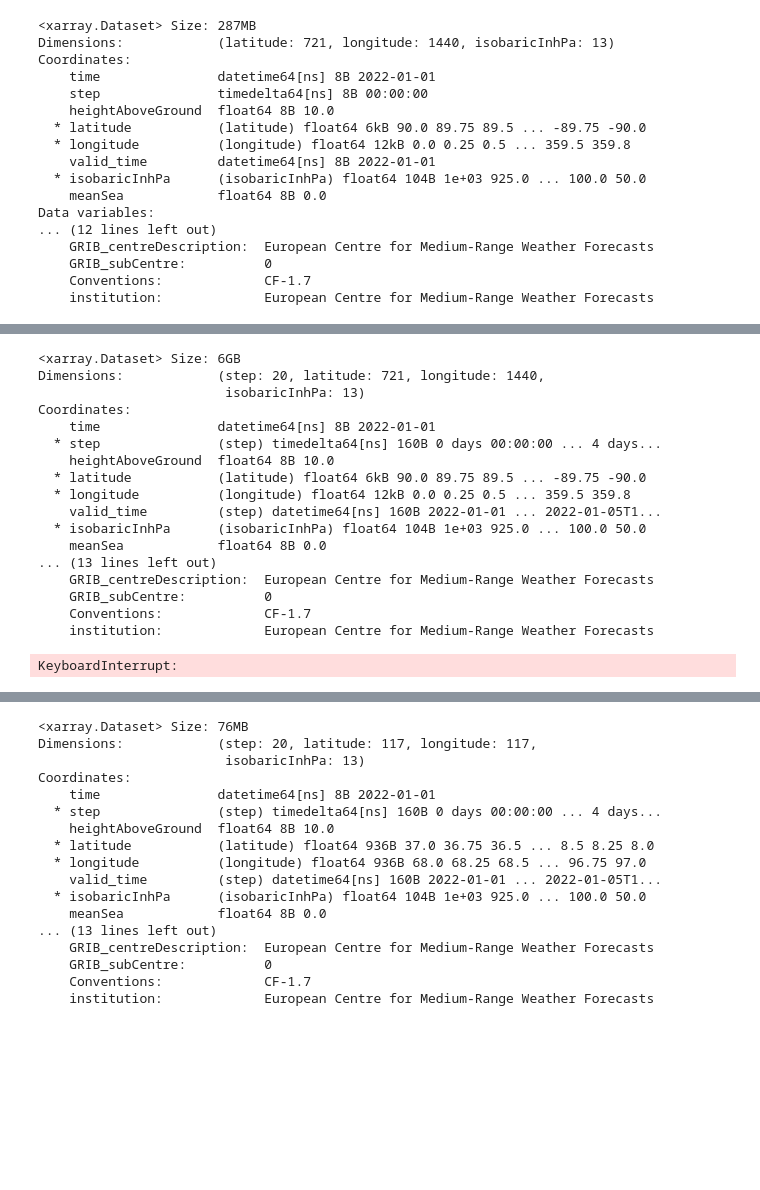
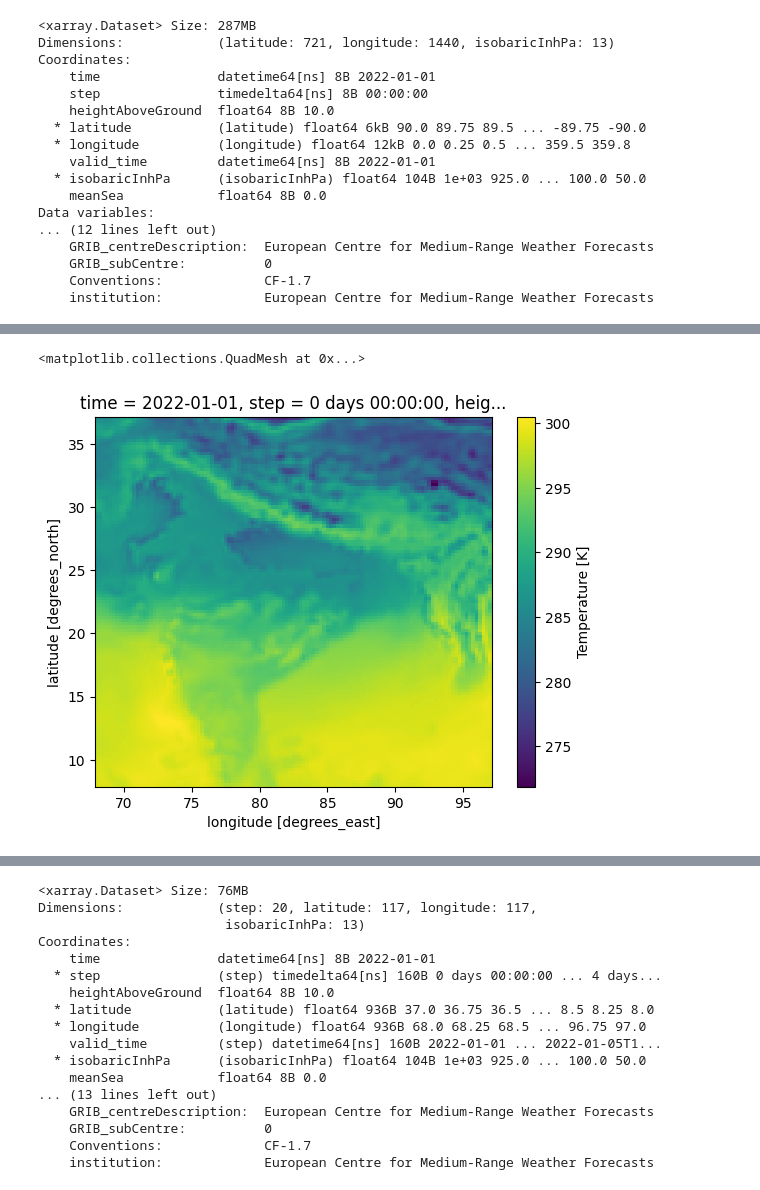
Before and after one commit to SaptarishiD/ai-models, a Jupyter notebook: src/ai_models/combining_forecasts_wrangling.ipynb, the cells around one changed output, grey strips where cells are left out. Saved outputs shown, nothing was run; the diff lists cells and outputs as text; code cells hidden in the pictures; blank space fills up the shorter version.

```diff
--- a/src/ai_models/combining_forecasts_wrangling.ipynb
+++ b/src/ai_models/combining_forecasts_wrangling.ipynb
@@ -115,0 +151,4 @@ Coordinates:
+# %%
+pangu_df_list = cfgrib.open_datasets(pangu0)
+pangu_df = xr.merge(pangu_df_list, compat='override')
+pangu_df
@@ -115,0 +173,7 @@ Coordinates:
+# %%
+model = 'pangu'
+final_df_pangu_india = pangu_df.sel(
+            latitude=slice(lat_max, lat_min),
+            longitude=slice(lon_min, lon_max)
+        )
+final_df_pangu_india
@@ -116,11 +198,13 @@ Coordinates:
 # %%
-model = 'pangu'
-final_df = pangu_df
 if model == 'pangu':
-    for i in range(6, lead_time, 6):
-        pangu_df_temp = xr.merge(cfgrib.open_datasets(f"{current_pangu_dir}/out-pangu-{i}.grib"), compat="override")
-        if pangu_df_temp is not None:
-            print(pangu_df_temp)
-            final_df = xr.concat([final_df, pangu_df_temp], dim="step")
-del pangu_df_temp
-final_df
+    for i in range(6, lead_time+1, 6):
+        indian_pangu_temp = xr.merge(cfgrib.open_datasets(f"{current_pangu_dir}/out-pangu-{i}.grib"), compat="override")
+        indian_pangu_temp = indian_pangu_temp.sel(
+            latitude=slice(lat_max, lat_min),
+            longitude=slice(lon_min, lon_max)
+        )
+        if indian_pangu_temp is not None:
+            print(indian_pangu_temp)
+            final_df_pangu_india = xr.concat([final_df_pangu_india, indian_pangu_temp], dim="step")
+        del indian_pangu_temp
+final_df_pangu_india
@@ -127,24 +246,7 @@ final_df
-# %%
-final_df
-# %% [output]
-<xarray.Dataset> Size: 6GB
-Dimensions:            (step: 20, latitude: 721, longitude: 1440,
-                        isobaricInhPa: 13)
-Coordinates:
-    time               datetime64[ns] 8B 2022-01-01
-  * step               (step) timedelta64[ns] 160B 0 days 00:00:00 ... 4 days...
-    heightAboveGround  float64 8B 10.0
-  * latitude           (latitude) float64 6kB 90.0 89.75 89.5 ... -89.75 -90.0
-  * longitude          (longitude) float64 12kB 0.0 0.25 0.5 ... 359.5 359.8
-    valid_time         (step) datetime64[ns] 160B 2022-01-01 ... 2022-01-05T1...
-  * isobaricInhPa      (isobaricInhPa) float64 104B 1e+03 925.0 ... 100.0 50.0
-    meanSea            float64 8B 0.0
-... (13 lines left out)
-    GRIB_centreDescription:  European Centre for Medium-Range Weather Forecasts
-    GRIB_subCentre:          0
-    Conventions:             CF-1.7
-    institution:             European Centre for Medium-Range Weather Forecasts
 # %%
-final_df.to_netcdf(f"{current_pangu_dir}/out-pangu120.nc")
+final_df_pangu_india.to_netcdf(f"{current_pangu_dir}/india_pangu_all42.nc")
-# %% [output]
-KeyboardInterrupt:
+# %%
+final_df_pangu_india['t'].isel(step=0,isobaricInhPa=0 ).plot()
+# %% [output]
+<matplotlib.collections.QuadMesh at 0x...>
+[figure, added]
```
Also changed, not shown: parts of 19 cells of this notebook, 2 other files.
